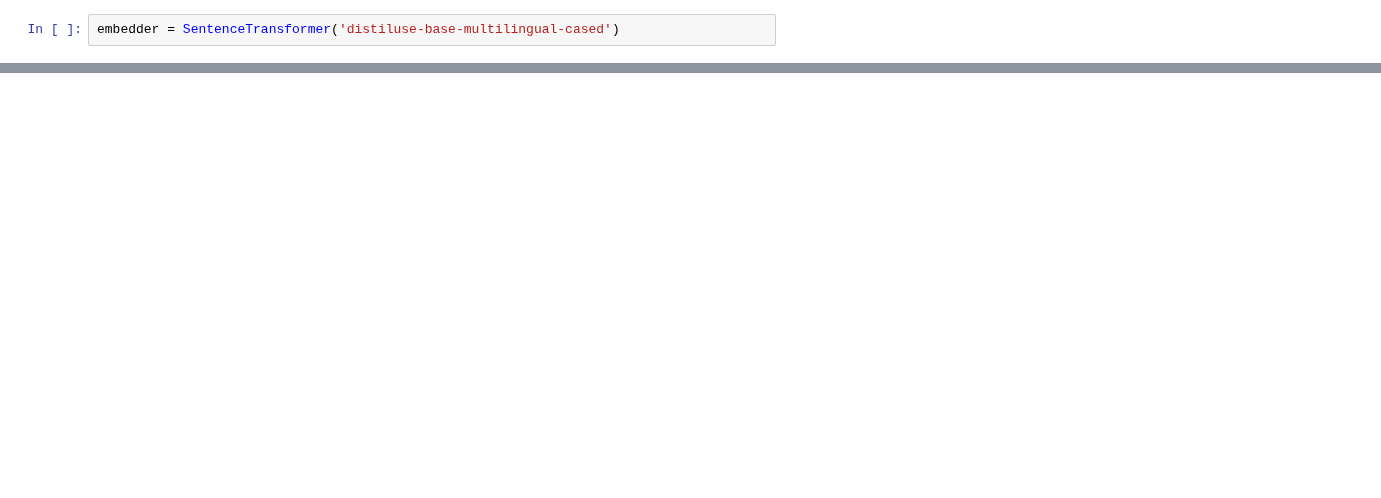
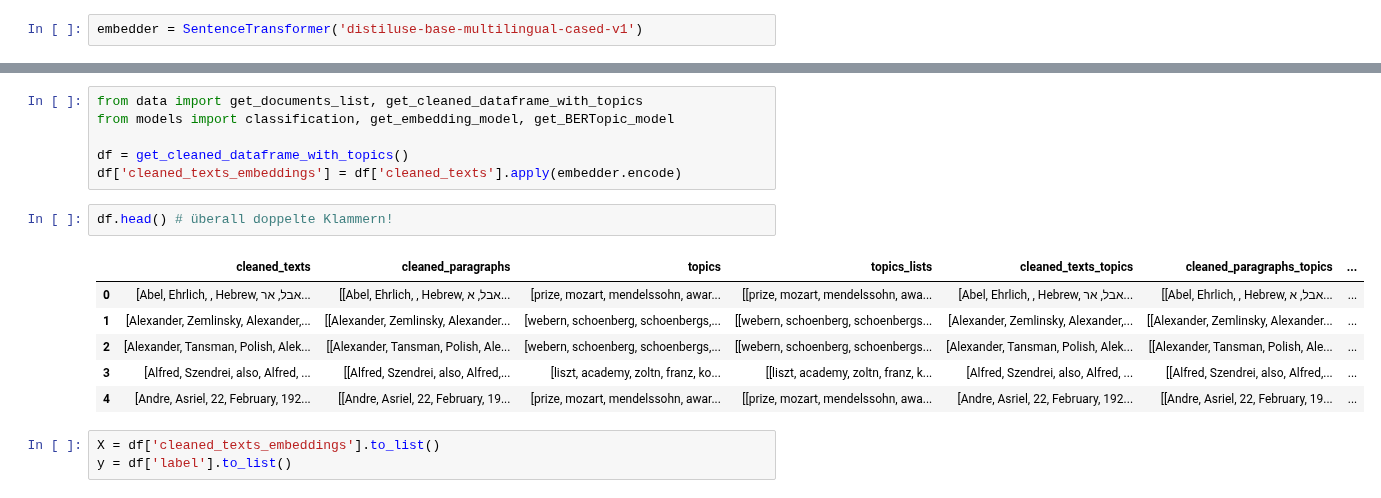
Before and after one commit to jessicajhassibi/Bachelor-Thesis, a Jupyter notebook: notebooks/7_Multilingual_Sentence_Transformers.ipynb, the cells around one changed output, grey strips where cells are left out. Drawn from its saved outputs; the diff is of its cells as text; blank space fills up the shorter version.

```diff
--- a/notebooks/7_Multilingual_Sentence_Transformers.ipynb
+++ b/notebooks/7_Multilingual_Sentence_Transformers.ipynb
@@ -29,2 +13,2 @@ Document_list: ['Abel Ehrlich (* 3. September 1915 in Cranz/Ostpreußen;', '†
 # %%
-embedder = SentenceTransformer('distiluse-base-multilingual-cased')
+embedder = SentenceTransformer('distiluse-base-multilingual-cased-v1')
@@ -32,0 +35,18 @@ embeddings = embedder.encode(sentences)
+# %%
+from data import get_documents_list, get_cleaned_dataframe_with_topics
+from models import classification, get_embedding_model, get_BERTopic_model
+
+df = get_cleaned_dataframe_with_topics()
+df['cleaned_texts_embeddings'] = df['cleaned_texts'].apply(embedder.encode)
+# %%
+df.head() # überall doppelte Klammern!
+# %% [output]
+|  | cleaned_texts | cleaned_paragraphs | topics | topics_lists | cleaned_texts_topics | cleaned_paragraphs_topics | ... |
+| 0 | [Abel, Ehrlich, , Hebrew, אבל, אר... | [[Abel, Ehrlich, , Hebrew, אבל, א... | [prize, mozart, mendelssohn, awar... | [[prize, mozart, mendelssohn, awa... | [Abel, Ehrlich, , Hebrew, אבל, אר... | [[Abel, Ehrlich, , Hebrew, אבל, א... | ... |
+| 1 | [Alexander, Zemlinsky, Alexander,... | [[Alexander, Zemlinsky, Alexander... | [webern, schoenberg, schoenbergs,... | [[webern, schoenberg, schoenbergs... | [Alexander, Zemlinsky, Alexander,... | [[Alexander, Zemlinsky, Alexander... | ... |
+| 2 | [Alexander, Tansman, Polish, Alek... | [[Alexander, Tansman, Polish, Ale... | [webern, schoenberg, schoenbergs,... | [[webern, schoenberg, schoenbergs... | [Alexander, Tansman, Polish, Alek... | [[Alexander, Tansman, Polish, Ale... | ... |
+| 3 | [Alfred, Szendrei, also, Alfred, ... | [[Alfred, Szendrei, also, Alfred,... | [liszt, academy, zoltn, franz, ko... | [[liszt, academy, zoltn, franz, k... | [Alfred, Szendrei, also, Alfred, ... | [[Alfred, Szendrei, also, Alfred,... | ... |
+| 4 | [Andre, Asriel, 22, February, 192... | [[Andre, Asriel, 22, February, 19... | [prize, mozart, mendelssohn, awar... | [[prize, mozart, mendelssohn, awa... | [Andre, Asriel, 22, February, 192... | [[Andre, Asriel, 22, February, 19... | ... |
+# %%
+X = df['cleaned_texts_embeddings'].to_list()
+y = df['label'].to_list()
```
Also changed, not shown: parts of 8 cells of this notebook, 29 other files.
